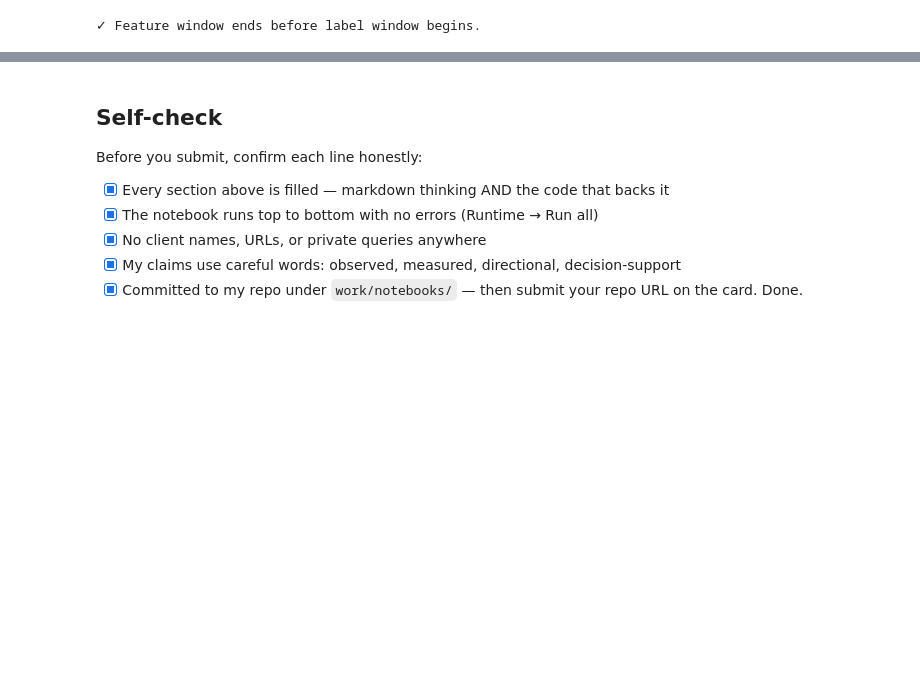
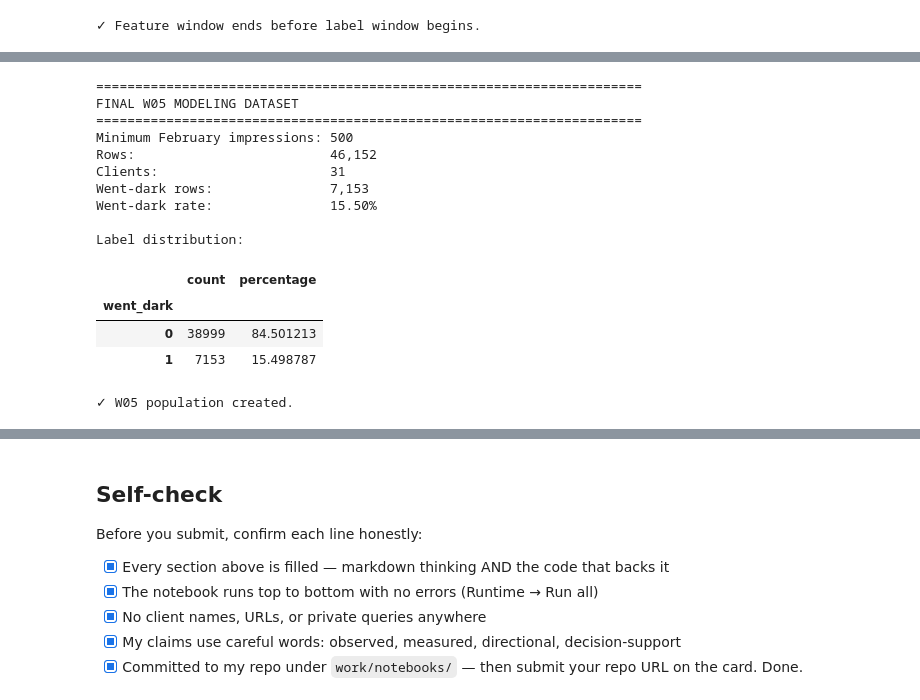
Before and after one commit to zgander/flyrank_ml, a Jupyter notebook: work/notebooks/w03_data_contract.ipynb, the cells around one changed output, grey strips where cells are left out. Saved outputs shown, nothing was run; the diff lists cells and outputs as text; code cells hidden in the pictures; blank space fills up the shorter version.

```diff
--- a/work/notebooks/w03_data_contract.ipynb
+++ b/work/notebooks/w03_data_contract.ipynb
@@ -531,0 +983,53 @@ print("✓ Feature window ends before label window begins.")
+# %%
+# ============================================================
+# FINAL W05 MODELING POPULATION
+# ============================================================
+
+W05_MIN_IMPRESSIONS = 500
+
+w05_data = model_data[
+    model_data["feb_impressions"] >= W05_MIN_IMPRESSIONS
+].copy()
+
+# Remove the diagnostic bucket — it is not a model feature.
+if "impression_bucket" in w05_data.columns:
+    w05_data = w05_data.drop(columns=["impression_bucket"])
+
+print("=" * 70)
+print("FINAL W05 MODELING DATASET")
+print("=" * 70)
+
+print(f"Minimum February impressions: {W05_MIN_IMPRESSIONS:,}")
+print(f"Rows:                         {len(w05_data):,}")
+print(f"Clients:                      {w05_data['client_hash_id'].nunique():,}")
+print(f"Went-dark rows:               {w05_data['went_dark'].sum():,}")
+print(f"Went-dark rate:               {w05_data['went_dark'].mean() * 100:.2f}%")
+
+print("\nLabel distribution:")
+display(
+    w05_data["went_dark"]
+    .value_counts()
+    .sort_index()
+    .to_frame("count")
+    .assign(
+        percentage=lambda x: x["count"] / len(w05_data) * 100
+    )
+)
+
+print("\n✓ W05 population created.")
+# %% [output]
+======================================================================
+FINAL W05 MODELING DATASET
+======================================================================
+Minimum February impressions: 500
+Rows:                         46,152
+Clients:                      31
+Went-dark rows:               7,153
+Went-dark rate:               15.50%
+
+Label distribution:
+|  | count | percentage |
+| went_dark |  |  |
+| 0 | 38999 | 84.501213 |
+| 1 | 7153 | 15.498787 |
+✓ W05 population created.
```
Also changed, not shown: parts of 6 cells of this notebook.
